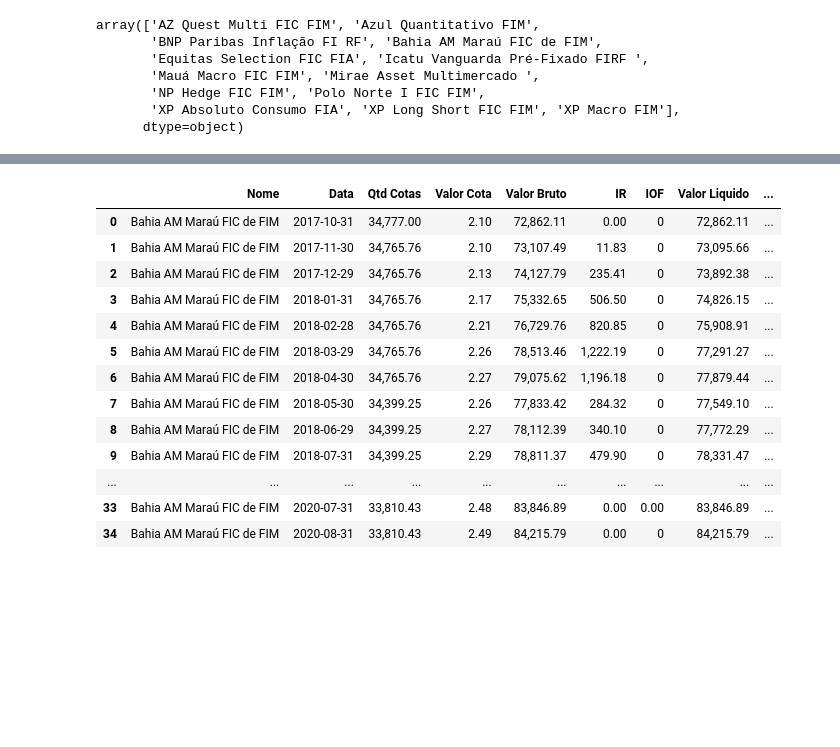
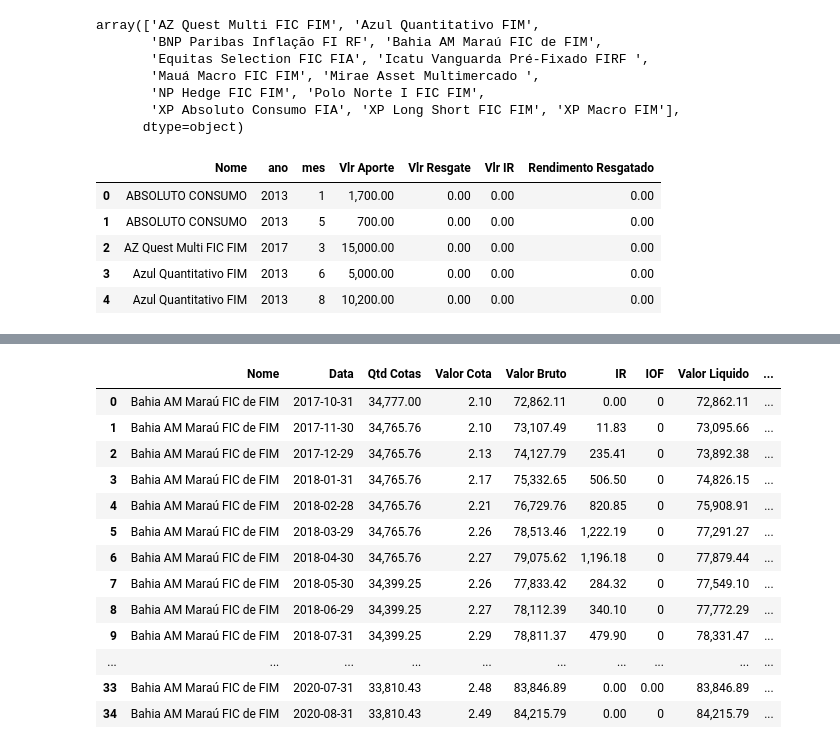
Before and after one commit to gabrielmlg/finance-app, a Jupyter notebook: app/classes/extrato_posicao_acoes.ipynb, the cells around one changed output, grey strips where cells are left out. Drawn from its saved outputs; the diff is of its cells as text; code cells hidden in the pictures; blank space fills up the shorter version.

```diff
--- a/app/classes/extrato_posicao_acoes.ipynb
+++ b/app/classes/extrato_posicao_acoes.ipynb
@@ -126,5 +148,14 @@ array(['AZ Quest Multi FIC FIM', 'Azul Quantitativo FIM',
        'NP Hedge FIC FIM', 'Polo Norte I FIC FIM',
        'XP Absoluto Consumo FIA', 'XP Long Short FIC FIM', 'XP Macro FIM'],
       dtype=object)
+# %%
+fundo_investimento.extrato.head()
+# %% [output]
+|  | Nome | ano | mes | Vlr Aporte | Vlr Resgate | Vlr IR | Rendimento Resgatado |
+| 0 | ABSOLUTO CONSUMO | 2013 | 1 | 1,700.00 | 0.00 | 0.00 | 0.00 |
+| 1 | ABSOLUTO CONSUMO | 2013 | 5 | 700.00 | 0.00 | 0.00 | 0.00 |
+| 2 | AZ Quest Multi FIC FIM | 2017 | 3 | 15,000.00 | 0.00 | 0.00 | 0.00 |
+| 3 | Azul Quantitativo FIM | 2013 | 6 | 5,000.00 | 0.00 | 0.00 | 0.00 |
+| 4 | Azul Quantitativo FIM | 2013 | 8 | 10,200.00 | 0.00 | 0.00 | 0.00 |
 # %%
 display(resumo_fi.sort_values(['ano', 'mes'], ascending=False).head(2))
```
Also changed, not shown: parts of 7 cells of this notebook, 2 other files.
